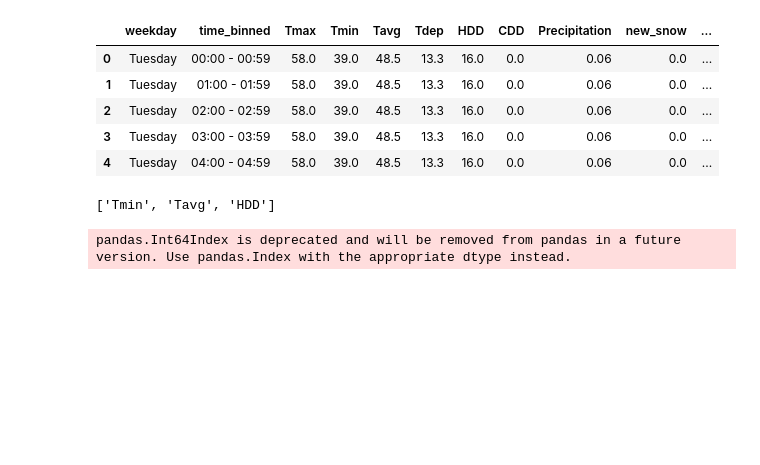
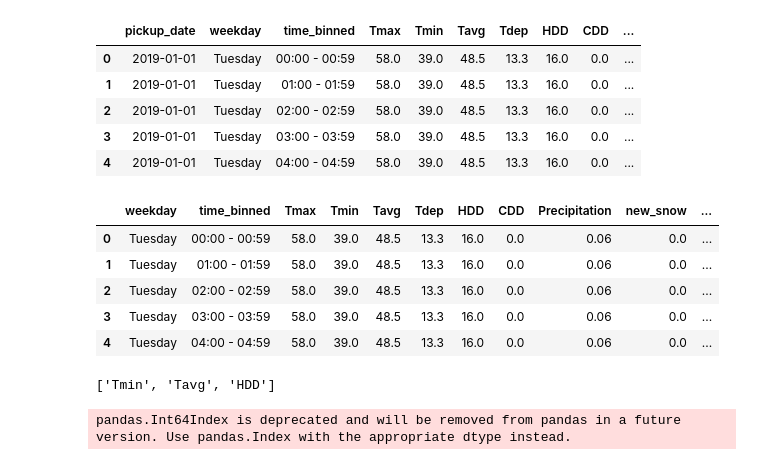
Before and after one commit to BarKarta/nyc-taxi-demand-predication, a Jupyter notebook: Feature Selection/dt_concept.ipynb, the cells around one changed output. Saved outputs shown, nothing was run; the diff lists cells and outputs as text; code cells hidden in the pictures; blank space fills up the shorter version.

```diff
--- a/Feature Selection/dt_concept.ipynb
+++ b/Feature Selection/dt_concept.ipynb
@@ -41,0 +19,9 @@ night = [
+# %%
+df.head()
+# %% [output]
+|  | pickup_date | weekday | time_binned | Tmax | Tmin | Tavg | Tdep | HDD | CDD | ... |
+| 0 | 2019-01-01 | Tuesday | 00:00 - 00:59 | 58.0 | 39.0 | 48.5 | 13.3 | 16.0 | 0.0 | ... |
+| 1 | 2019-01-01 | Tuesday | 01:00 - 01:59 | 58.0 | 39.0 | 48.5 | 13.3 | 16.0 | 0.0 | ... |
+| 2 | 2019-01-01 | Tuesday | 02:00 - 02:59 | 58.0 | 39.0 | 48.5 | 13.3 | 16.0 | 0.0 | ... |
+| 3 | 2019-01-01 | Tuesday | 03:00 - 03:59 | 58.0 | 39.0 | 48.5 | 13.3 | 16.0 | 0.0 | ... |
+| 4 | 2019-01-01 | Tuesday | 04:00 - 04:59 | 58.0 | 39.0 | 48.5 | 13.3 | 16.0 | 0.0 | ... |
```
Also changed, not shown: parts of 15 cells of this notebook, 1 other file.
